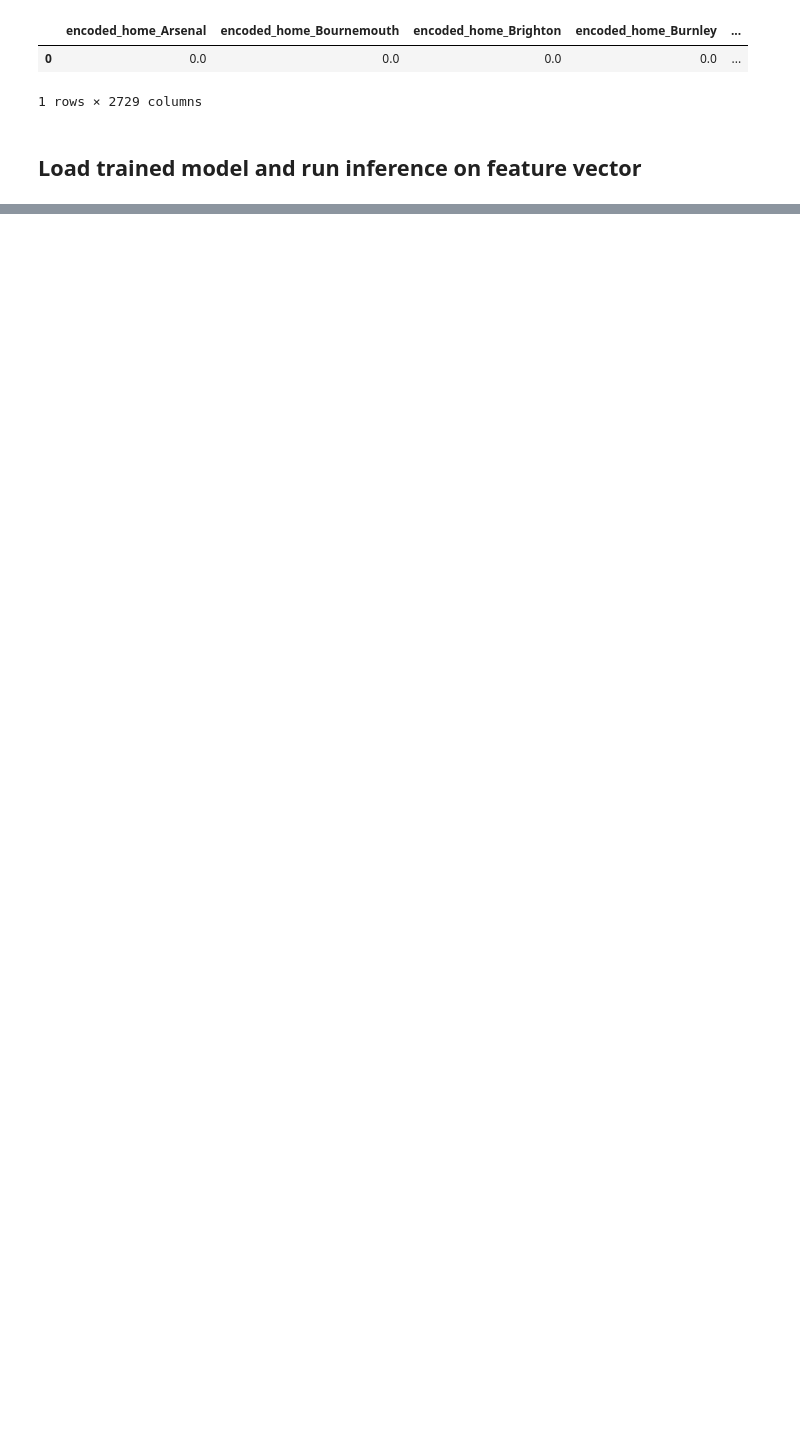
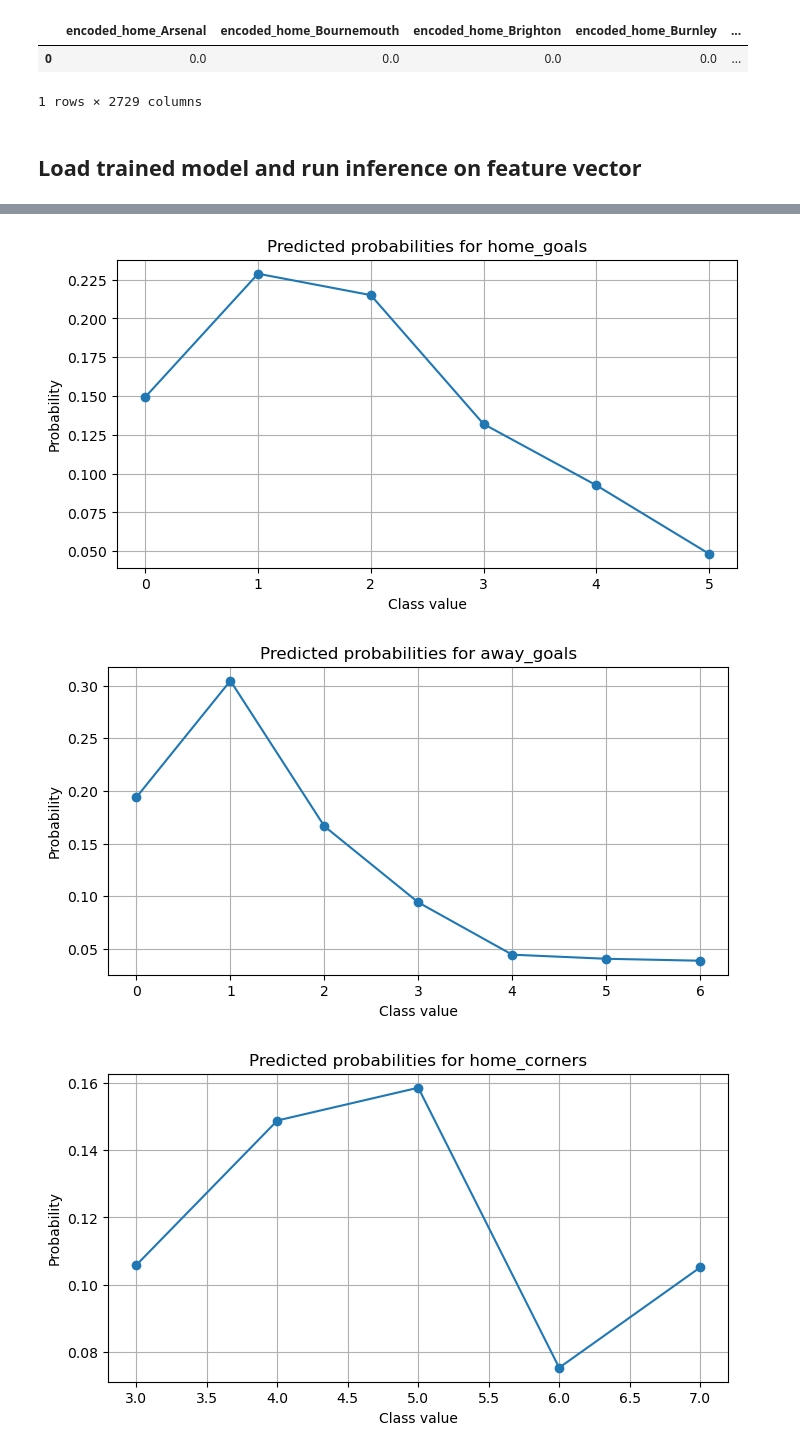
Before and after one commit to 1111111huang/betbot, a Jupyter notebook: notebooks/modeling/inference.ipynb, the cells around one changed output, grey strips where cells are left out. Cells and saved outputs as stored; diff of their text form; code cells hidden in the pictures; blank space fills up the shorter version.

```diff
--- a/notebooks/modeling/inference.ipynb
+++ b/notebooks/modeling/inference.ipynb
@@ -119,7 +119,7 @@ def generate_features_for_match(
     for h, a, d in zip(home_teams, away_teams, match_dates):
         row = rest_days_features_df[
             (rest_days_features_df[home_col] == h) &
-            (rest_days_featuresDf[away_col] == a) &
+            (rest_days_features_df[away_col] == a) &
             (rest_days_features_df[date_col] <= d)
         ].sort_values(date_col, ascending=False).head(1)
         if row.empty:
@@ -211,12 +209,15 @@ def load_models_and_predict(model_dir, target_ranges, feature_df):
         for col in ['home', 'away', 'date']:
             if col in X.columns:
                 X = X.drop(columns=[col])
+        print(len(model.model.feature_names_in_), "features in model")
         y_proba = model.predict_proba(X)
         # Build class value mapping
         class_labels = list(range(min_val, max_val + 1))
         target_dict = {c: np.zeros(len(X)) for c in class_labels}
-        for idx, cls in enumerate(model.classes_):
+        for idx, cls in enumerate(model.model.classes_):
             if cls in target_dict:
                 target_dict[cls] = y_proba[:, idx]
         results[target] = target_dict
     return results
+# %%
+feature_df = pd.read_csv(f'{REPO_PATH}/data/features/premier_league/all_combined_features_2017-24.csv')
@@ -223,3 +243,3 @@ def load_models_and_predict(model_dir, target_ranges, feature_df):
 # %%
-load_models_and_predict(INFERENCE_CONFIG['save_model_path'], INFERENCE_CONFIG['target_ranges'], feature_vector)
+predictions = load_models_and_predict(INFERENCE_CONFIG['save_model_path'], INFERENCE_CONFIG['target_ranges'], feature_vector[feature_df.columns])
 # %% [output]
@@ -226,0 +266,17 @@ AttributeError: 'SklearnWrapper' object has no attribute 'predict'
+# %%
+import matplotlib.pyplot as plt
+
+for target, class_probs in predictions.items():
+    plt.figure(figsize=(8, 4))
+    class_labels = list(class_probs.keys())
+    prob_values = [class_probs[c][0] for c in class_labels]
+    plt.plot(class_labels, prob_values, marker='o')
+    plt.title(f'Predicted probabilities for {target}')
+    plt.xlabel('Class value')
+    plt.ylabel('Probability')
+    plt.grid(True)
+    plt.show()
+# %% [output]
+[figure, added]
+[figure, added]
+[figure, added]
```
Also changed, not shown: parts of 6 cells of this notebook, 4 other files.
